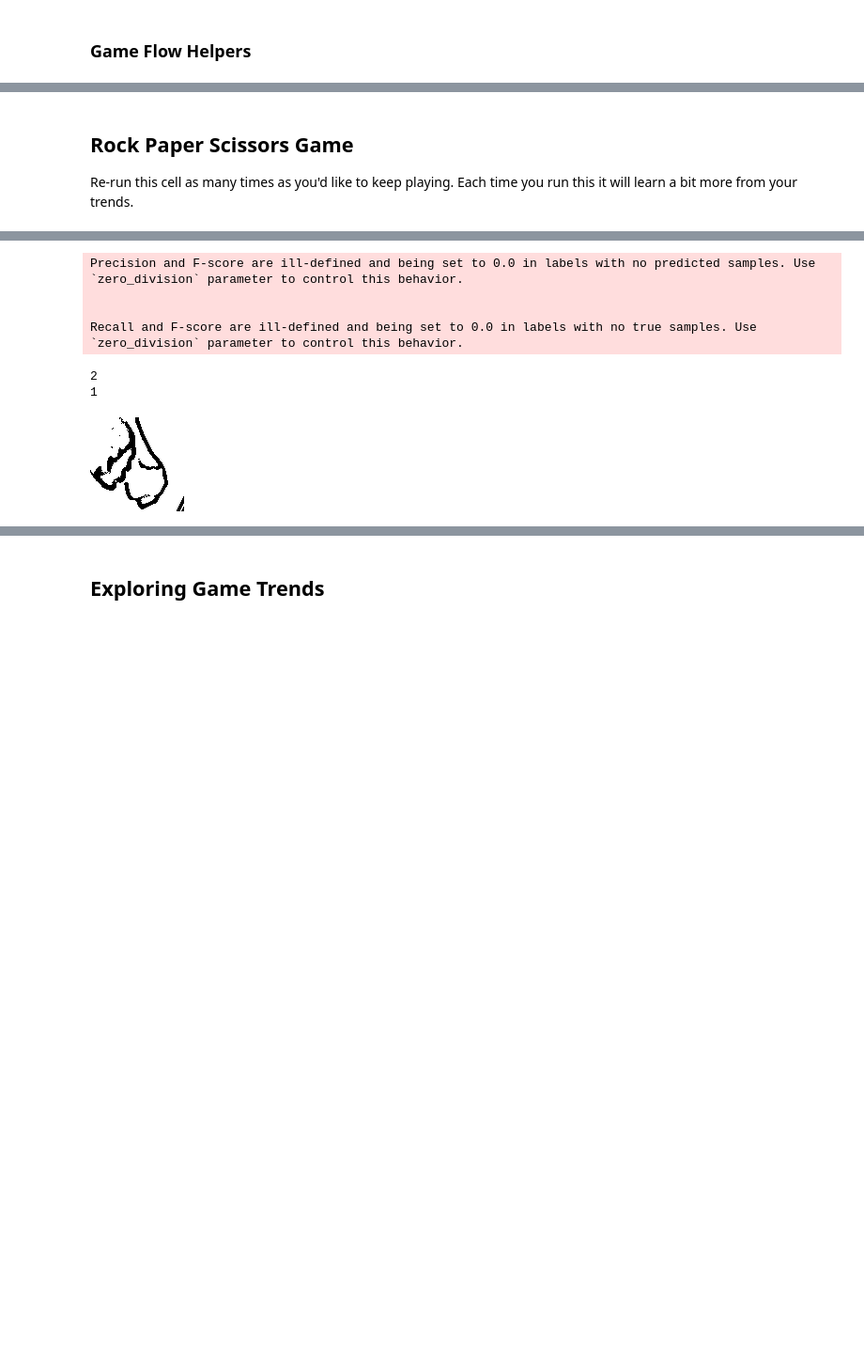
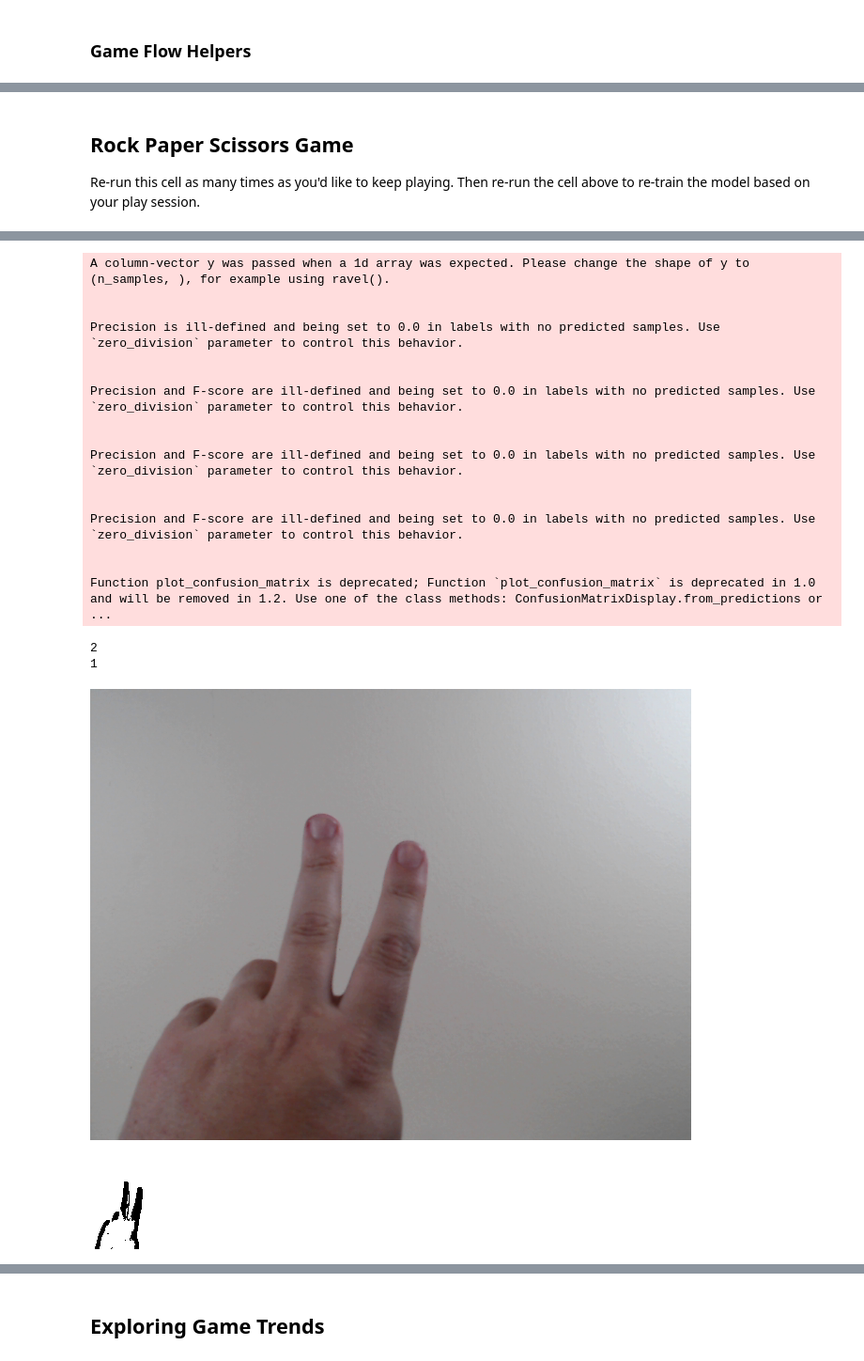
Before and after one commit to IntegerMan/PythonRockPaperScissors, a Jupyter notebook: FinalProject - Matt Eland.ipynb, the cells around one changed output, grey strips where cells are left out. Shown at 94% size. Cells and saved outputs as stored; diff of their text form; code cells hidden in the pictures; blank space fills up the shorter version.

```diff
--- a/FinalProject - Matt Eland.ipynb
+++ b/FinalProject - Matt Eland.ipynb
@@ -257,7 +283,7 @@ def find_best_model_with_grid_search(model, folds=2):
     return grid_search.best_estimator_
 # %%
 # This will take several, but if you want to do it, it may improve the model
-should_use_grid_search = False
+should_use_grid_search = True
 
 if should_use_grid_search:
     folds = 2
@@ -426,7 +442,7 @@ Scissors Confidence: 0.00 %
 ### Loading and Saving Historical Game Info
 # %%
 history_file = 'game_history.csv'
-min_moves_for_learning = 5
+min_moves_for_learning = 20
 
 # T-1 is the last move the player made
 t_minus_1_move = None
@@ -436,20 +452,12 @@ t_minus_1_winner = None
 t_minus_2_move = None
 t_minus_2_winner = None
 
-# When the game starts up there is no history, so we need to create an empty history file
-def create_empty_history():
-    df = pd.DataFrame(columns=['t_minus_1_player_move', 't_minus_1_winner', 't_minus_2_player_move', 't_minus_2_winner', 'next_move'])
-    df.to_csv(history_file, index=False)
-    return df
-
 # Load the history data if it exists or create a new history if needed
 def load_game_history():
-    if not os.path.exists(history_file):
-        print('No historical data found. Creating file and starting from scratch.')
-        df = create_empty_history()
-    else:
-        df = pd.read_csv(history_file)
-        print('Loaded historical move data containing', df.shape[0], 'moves.')
+    # Read the history file from Azure Blob Storage. This CSV file has a minimum level of data to build an early model
+    # This is not from a Kaggle dataset, but is a collection of games I've played against the machine
+    history_url = 'https://franklinuniversity.blob.core.windows.net/data614/game_history.csv'
+    df = pd.read_csv(history_url, index_col=False)
 
     if df.shape[0] < min_moves_for_learning:
         print('Not enough historical data found. The first', min_moves_for_learning - df.shape[0], 'moves will be random.')
@@ -475,6 +483,3 @@ def rotate_history(last_move, last_winner, t_minus_1_move, t_minus_1_winner, t_m
     t_minus_1_winner = last_winner
 
     return t_minus_2_move, t_minus_2_winner, t_minus_1_move, t_minus_1_winner
-
-df_history = load_game_history()
-df_history.head()
@@ -490,8 +487,8 @@ Loaded historical move data containing 14 moves.
 ### Artificial Intelligence
 # %%
 def transform_history_to_model_format(df):
-    # apply one-hot encoding to all categorical columns (that's really all columns)
-    df = pd.get_dummies(df, columns=df.columns)
+    # apply one-hot encoding to all columns except next_move
+    df = pd.get_dummies(df, columns=['t_minus_1_player_move', 't_minus_1_winner', 't_minus_2_player_move', 't_minus_2_winner'])
 
     # Ensure consistent column ordering. Failing to do this introduces sensitivity to the order of values encountered in the data
     df = df.reindex(sorted(df.columns), axis=1)
@@ -503,7 +500,7 @@ def train_rps_model(df_history):
     df_train = transform_history_to_model_format(df_history)
 
     # Identify label and feature columns. This is complex because ALL columns have been one-hot encoded, so filter helps us find the label columns
-    label_columns = df_train.filter(regex='next_move').columns
+    label_columns = ['next_move']
     df_features = df_train.drop(columns=label_columns)
     df_labels = df_train[label_columns]
 
@@ -515,10 +512,5 @@ def train_rps_model(df_history):
     rps_model.fit(X_train, y_train)
 
     # Quick evaluation metrics
-    accuracy = rps_model.score(X_test, y_test)
-    print(f"RPS Model trained with Accuracy: {accuracy}")
-
-    predictions = rps_model.predict(X_test)
-    print(classification_report(y_test, predictions))
-
+    evaluate_model_performance(rps_model, X_test, y_test)
     return rps_model
@@ -721,11 +659,8 @@ def display_instructions():
 # %% [markdown]
 ## Rock Paper Scissors Game
 
-Re-run this cell as many times as you'd like to keep playing. Each time you run this it will learn a bit more from your trends.
+Re-run this cell as many times as you'd like to keep playing. Then re-run the cell above to re-train the model based on your play session.
 # %%
-# Load the CSV file
-df_history = load_game_history()
-
 # Instructions
 display_instructions()
 
@@ -736,7 +671,7 @@ predicted_move = predict_move(df_history, t_minus_1_move, t_minus_1_winner, t_mi
 # Countdown and get the player's move image from their webcam
 countdown(3)
 player_img = get_image_from_camera()
-# display_image(player_img)
+display_image(player_img)
 
 # Analyze the image and classify it to a player move
 move = classify_image(player_img)
@@ -778,12 +713,25 @@ weighted avg       0.67      0.33      0.44         3
 
 3
+A column-vector y was passed when a 1d array was expected. Please change the shape of y to (n_samples, ), for example using ravel().
+
+
+Precision is ill-defined and being set to 0.0 in labels with no predicted samples. Use `zero_division` parameter to control this behavior.
+
+
 Precision and F-score are ill-defined and being set to 0.0 in labels with no predicted samples. Use `zero_division` parameter to control this behavior.
 
 
-Recall and F-score are ill-defined and being set to 0.0 in labels with no true samples. Use `zero_division` parameter to control this behavior.
+Precision and F-score are ill-defined and being set to 0.0 in labels with no predicted samples. Use `zero_division` parameter to control this behavior.
+
+
+Precision and F-score are ill-defined and being set to 0.0 in labels with no predicted samples. Use `zero_division` parameter to control this behavior.
+
+
+Function plot_confusion_matrix is deprecated; Function `plot_confusion_matrix` is deprecated in 1.0 and will be removed in 1.2. Use one of the class methods: ConfusionMatrixDisplay.from_predictions or ...
 2
 1
-[figure, old version]
+[figure, new version]
+[figure, added]
 Classifying as rock
 Paper Confidence: 0.00 %
 Rock Confidence: 100.00 %
```
Also changed, not shown: parts of 24 cells of this notebook, 1 other file.
